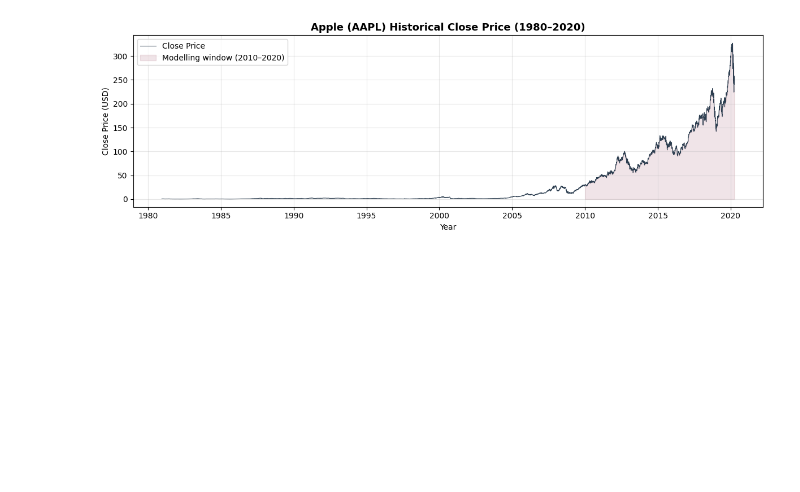
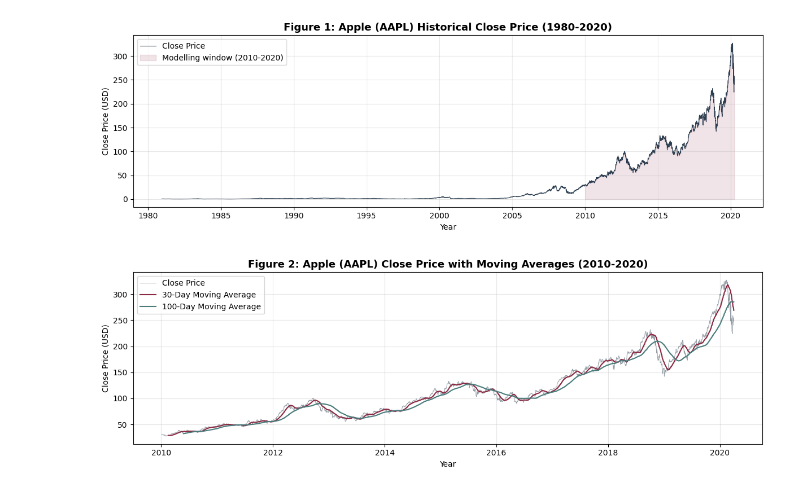
Before and after one commit to AlexMoffatt10/COM7019, a Jupyter notebook: COM7019.ipynb, the cells around one changed output. Drawn from its saved outputs; the diff is of its cells as text; code cells hidden in the pictures; blank space fills up the shorter version.

```diff
--- a/COM7019.ipynb
+++ b/COM7019.ipynb
@@ -35,15 +37,16 @@ CSV_PATH = 'Stock_Price_Data_[3921].csv'
 # %%
-#DATA LOADING AND EXPLORATION
+
+# 1: DATA LOADING AND EXPLORATION
 
 
-print("Loading and Exploring Data")
+print("1: Loading and Exploring Data")
 
 
 df = pd.read_csv(CSV_PATH, parse_dates=['Date'])
 df = df.sort_values('Date').reset_index(drop=True)
 
 print(f"\nDataset shape: {df.shape}")
-print(f"Date range: {df['Date'].min().date()}  to  {df['Date'].max().date()}")
+print(f"Date range: {df['Date'].min().date()} to {df['Date'].max().date()}")
 print(f"\nFirst 5 rows:")
 print(df.head())
 print(f"\nBasic statistics:")
@@ -52,5 +55,47 @@ print(f"\nMissing values: {df.isnull().sum().to_dict()}")
 
 
 df_model = df[df['Date'] >= '2010-01-01'].reset_index(drop=True)
-print(f"\nModelling subset: {len(df_model)} rows ({df_model['Date'].min().date()} to {df_model['Date'].max().date()})")
+print(f"\nModelling subset: {len(df_model)} rows "
+      f"({df_model['Date'].min().date()} to {df_model['Date'].max().date()})")
+
+# Figure 1:
+fig, ax = plt.subplots(figsize=(12, 4))
+ax.plot(df['Date'], df['Close'], color='#2C3E50', linewidth=0.8, label='Close Price')
+ax.fill_between(df_model['Date'], df_model['Close'], alpha=0.12,
+                color='#8B2942', label='Modelling window (2010-2020)')
+ax.set_title('Figure 1: Apple (AAPL) Historical Close Price (1980-2020)',
+             fontsize=13, fontweight='bold')
+ax.set_xlabel('Year')
+ax.set_ylabel('Close Price (USD)')
+ax.xaxis.set_major_formatter(mdates.DateFormatter('%Y'))
+ax.xaxis.set_major_locator(mdates.YearLocator(5))
+ax.legend()
+ax.grid(alpha=0.3)
+plt.tight_layout()
+plt.savefig(f'{OUT_DIR}/fig1_price_history.png', dpi=150)
+plt.show()
+
+
+# Figure 2:
+ma30  = df_model['Close'].rolling(window=30).mean()
+ma100 = df_model['Close'].rolling(window=100).mean()
+
+fig, ax = plt.subplots(figsize=(12, 4))
+ax.plot(df_model['Date'], df_model['Close'], color='#2C3E50',
+        linewidth=0.7, alpha=0.5, label='Close Price')
+ax.plot(df_model['Date'], ma30,  color='#8B2942',
+        linewidth=1.5, label='30-Day Moving Average')
+ax.plot(df_model['Date'], ma100, color='#4A7C7C',
+        linewidth=1.5, label='100-Day Moving Average')
+ax.set_title('Figure 2: Apple (AAPL) Close Price with Moving Averages (2010-2020)',
+             fontsize=13, fontweight='bold')
+ax.set_xlabel('Year')
+ax.set_ylabel('Close Price (USD)')
+ax.xaxis.set_major_formatter(mdates.DateFormatter('%Y'))
+ax.xaxis.set_major_locator(mdates.YearLocator(2))
+ax.legend()
+ax.grid(alpha=0.3)
+plt.tight_layout()
+plt.savefig(f'{OUT_DIR}/fig2_moving_average.png', dpi=150)
+plt.show()
 # %% [output]
@@ -61,32 +106,15 @@ Date range: 1980-12-12  to  2020-04-01
 
 First 5 rows:
         Date      Open      High       Low     Close  Adj Close     Volume
 0 1980-12-12  0.513393  0.515625  0.513393  0.513393   0.406782  117258400
 1 1980-12-15  0.488839  0.488839  0.486607  0.486607   0.385558   43971200
 2 1980-12-16  0.453125  0.453125  0.450893  0.450893   0.357260   26432000
 3 1980-12-17  0.462054  0.464286  0.462054  0.462054   0.366103   21610400
 4 1980-12-18  0.475446  0.477679  0.475446  0.475446   0.376715   18362400
 ... (11 lines left out)
 
 Missing values: {'Date': 0, 'Open': 0, 'High': 0, 'Low': 0, 'Close': 0, 'Adj Close': 0, 'Volume': 0}
 
 Modelling subset: 2579 rows (2010-01-04 to 2020-04-01)
+[figure, added]
+[figure, added]
-# %%
-#Figure 1: Full historical price
-fig, ax = plt.subplots(figsize=(12, 4))
-ax.plot(df['Date'], df['Close'], color='#2C3E50', linewidth=0.8, label='Close Price')
-ax.fill_between(df_model['Date'], df_model['Close'], alpha=0.12,
-                color='#8B2942', label='Modelling window (2010–2020)')
-ax.set_title('Apple (AAPL) Historical Close Price (1980–2020)',
-             fontsize=13, fontweight='bold')
-ax.set_xlabel('Year')
-ax.set_ylabel('Close Price (USD)')
-ax.xaxis.set_major_formatter(mdates.DateFormatter('%Y'))
-ax.xaxis.set_major_locator(mdates.YearLocator(5))
-ax.legend()
-ax.grid(alpha=0.3)
-plt.tight_layout()
-plt.savefig(f'{OUT_DIR}/fig1_price_history.png', dpi=150)
-plt.show()
-# %% [output]
-[figure, removed]
```
Also changed, not shown: parts of 14 cells of this notebook.
